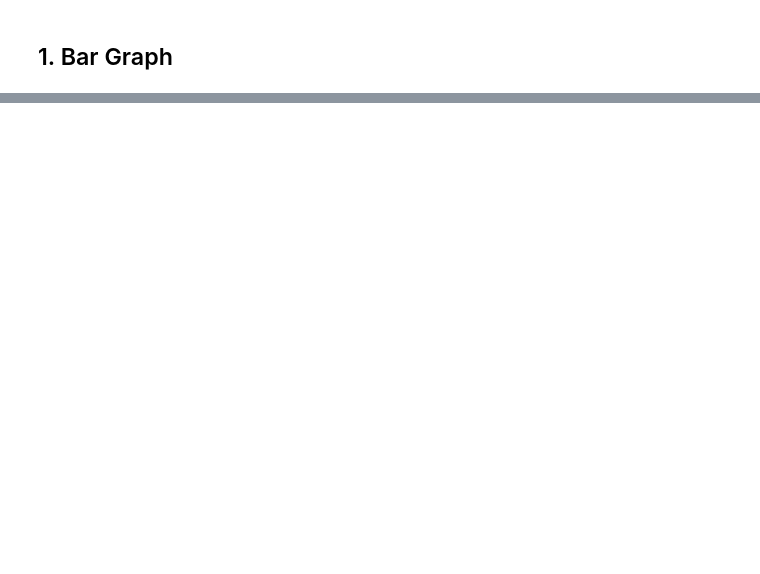
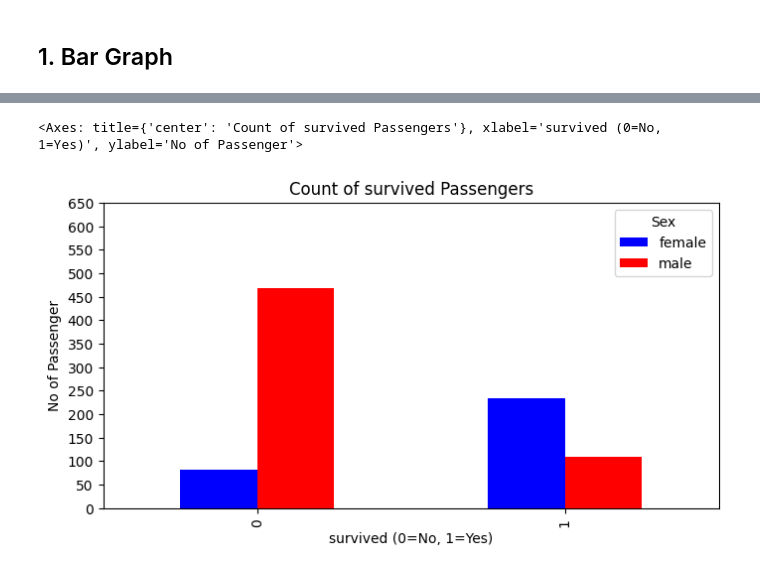
Before and after one commit to aayam09/dsml, a Jupyter notebook: day-27/Graphical-representaion.ipynb, the cells around one changed output, grey strips where cells are left out. Drawn from its saved outputs; the diff is of its cells as text; code cells hidden in the pictures; blank space fills up the shorter version.

```diff
--- a/day-27/Graphical-representaion.ipynb
+++ b/day-27/Graphical-representaion.ipynb
@@ -25,0 +29,14 @@ titanic_df['Survived'].value_counts().plot(kind = "bar")
+# %%
+pd.crosstab(titanic_df.Survived, titanic_df.Sex).plot(
+    kind = "bar",
+    title = "Count of survived Passengers",
+    figsize = (8,4),
+    legend = True,
+    yticks = list(range(0,700,50)),
+    xlabel = "survived (0=No, 1=Yes)",
+    ylabel = "No of Passenger",
+    colormap = "bwr"
+)
+# %% [output]
+<Axes: title={'center': 'Count of survived Passengers'}, xlabel='survived (0=No, 1=Yes)', ylabel='No of Passenger'>
+[figure, added]
```
Also changed, not shown: parts of 13 cells of this notebook.
